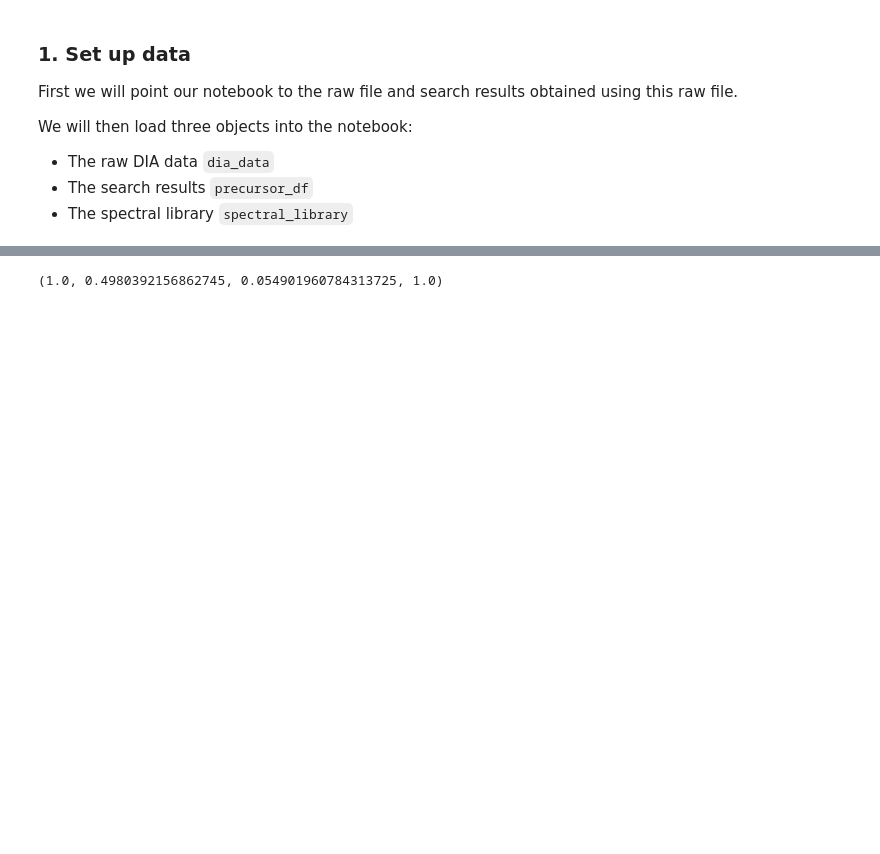
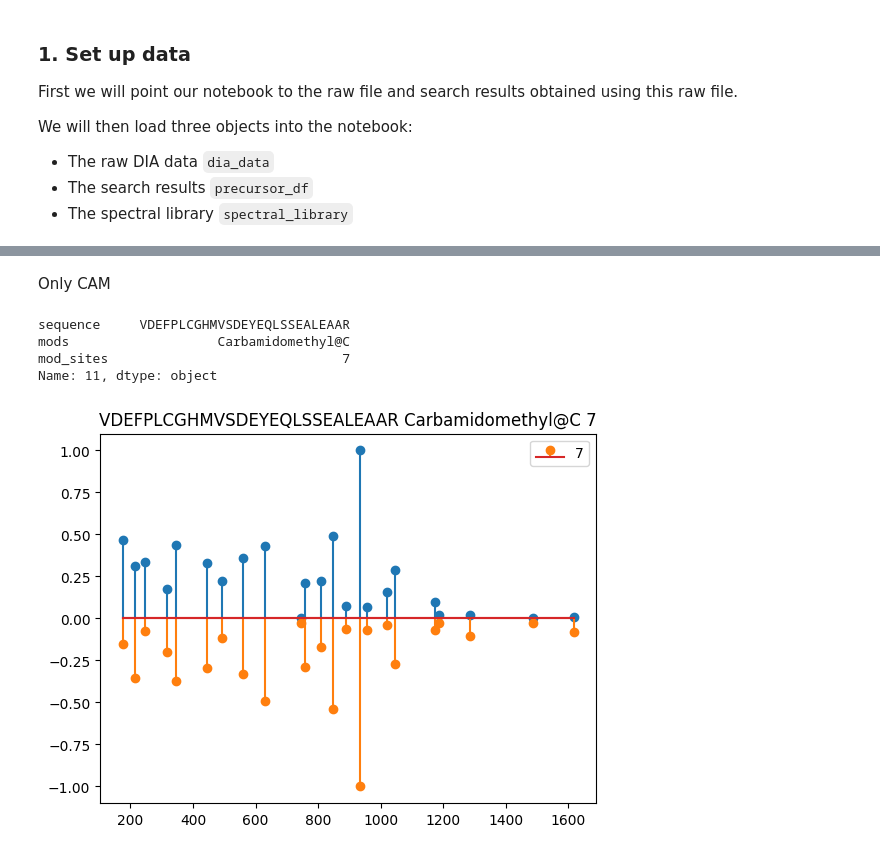
Before and after one commit to GeorgWa/alphadia-validate, a Jupyter notebook: notebooks/importance_isoforms.ipynb, the cells around one changed output, grey strips where cells are left out. Saved outputs shown, nothing was run; the diff lists cells and outputs as text; code cells hidden in the pictures; blank space fills up the shorter version.

Commit message:
Tidy up isoform importance notebook

```diff
--- a/notebooks/importance_isoforms.ipynb
+++ b/notebooks/importance_isoforms.ipynb
@@ -411,4 +36,10 @@ plt.legend()
-# %%
-plt.colormaps['tab10'](1)
-# %% [output]
-(1.0, 0.4980392156862745, 0.054901960784313725, 1.0)
+# %%
+#NOTE we need na_file=False to avoid reading empty strings as NaN
+
+precursor_df = pd.read_csv(os.path.join(search_results,'precursors.tsv'), sep='\t', na_filter=False)
+precursor_df = precursor_df[precursor_df['run'] == current_raw_name]
+
+spectral_library = SpecLibBase()
+spectral_library.load_hdf(os.path.join(search_results,'speclib.hdf'))
+spectral_library_flat = SpecLibFlat()
+spectral_library_flat.parse_base_library(spectral_library)
@@ -414,0 +50,12 @@ plt.colormaps['tab10'](1)
+# %% [markdown]
+Only CAM
+# %%
+n = 11
+print(precursor_df.loc[n, ['sequence', 'mods', 'mod_sites']])
+isoform_attention_plot(spectral_library_flat, precursor_df, dia_data, precursor_df['mod_seq_charge_hash'].loc[n])
+# %% [output]
+sequence     VDEFPLCGHMVSDEYEQLSSEALEAAR
+mods                   Carbamidomethyl@C
+mod_sites                              7
+Name: 11, dtype: object
+[figure, added]
```
Also changed, not shown: parts of 37 cells of this notebook.
